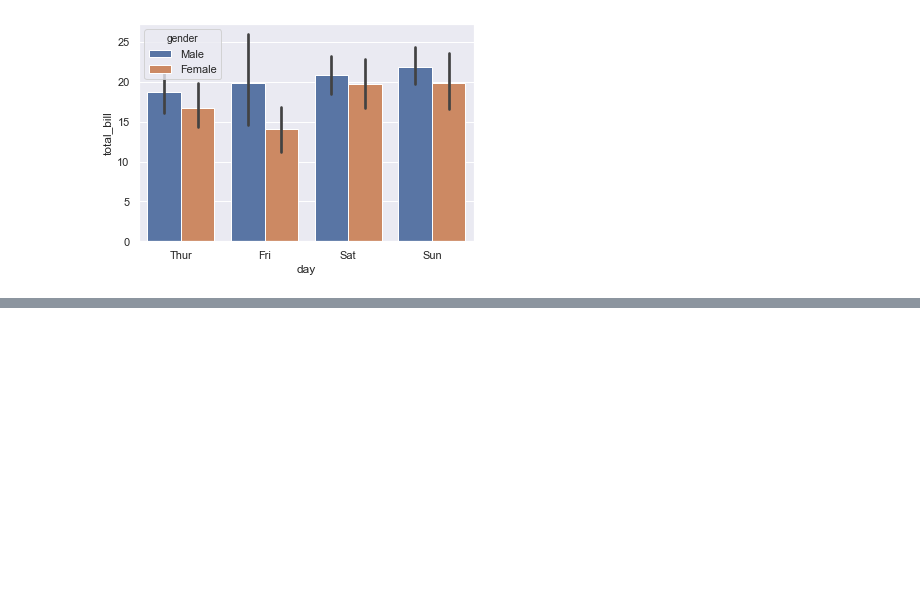
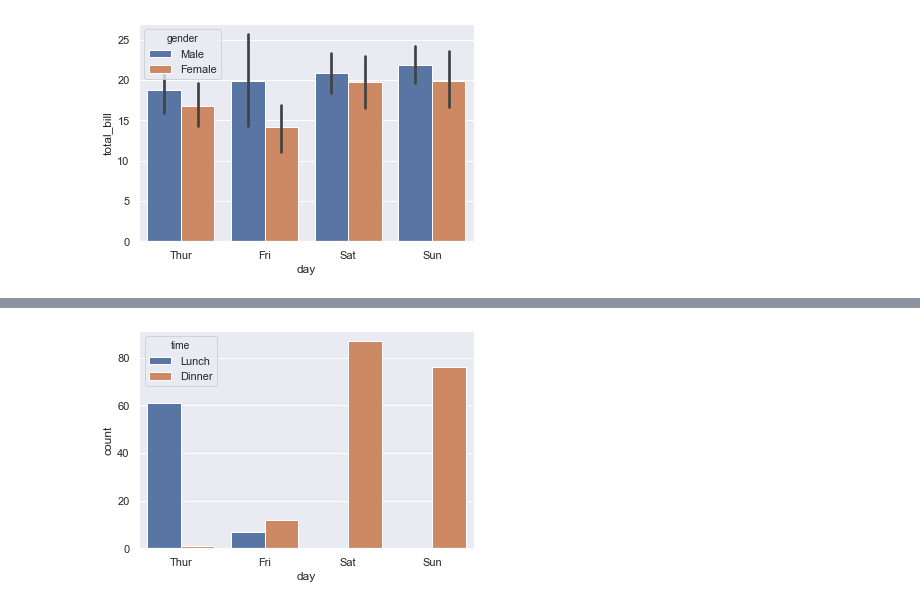
Before and after one commit to pathstream-curriculum/Python, a Jupyter notebook: Project-2/tips.ipynb, the cells around one changed output, grey strips where cells are left out. Saved outputs shown, nothing was run; the diff lists cells and outputs as text; code cells hidden in the pictures; blank space fills up the shorter version.

```diff
--- a/Project-2/tips.ipynb
+++ b/Project-2/tips.ipynb
@@ -40,0 +56,6 @@ sns.barplot(x="day", y="total_bill", hue="gender", data=tips)
+# %%
+fig = plt.figure()
+#sns.countplot(x=cat_col_1, hue=cat_col_2, data=df)
+sns.countplot(x="day", hue="time", data=tips)
+# %% [output]
+[figure, added]
```
Also changed, not shown: parts of 6 cells of this notebook, 4 other files.
